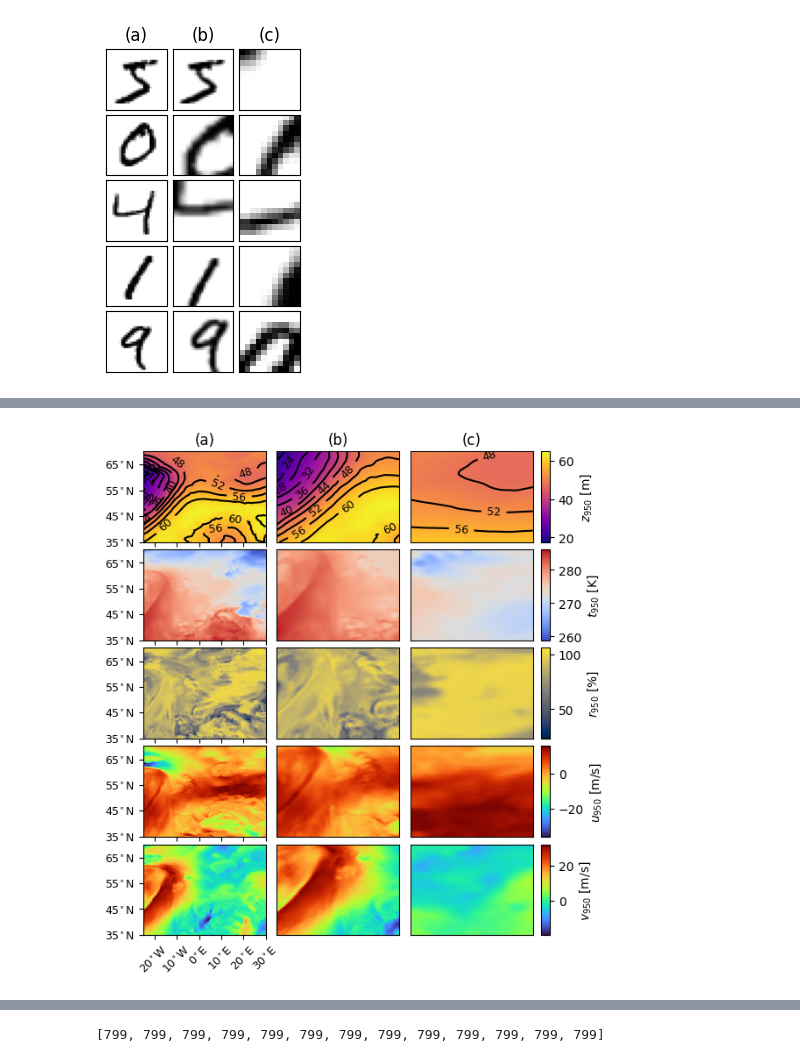
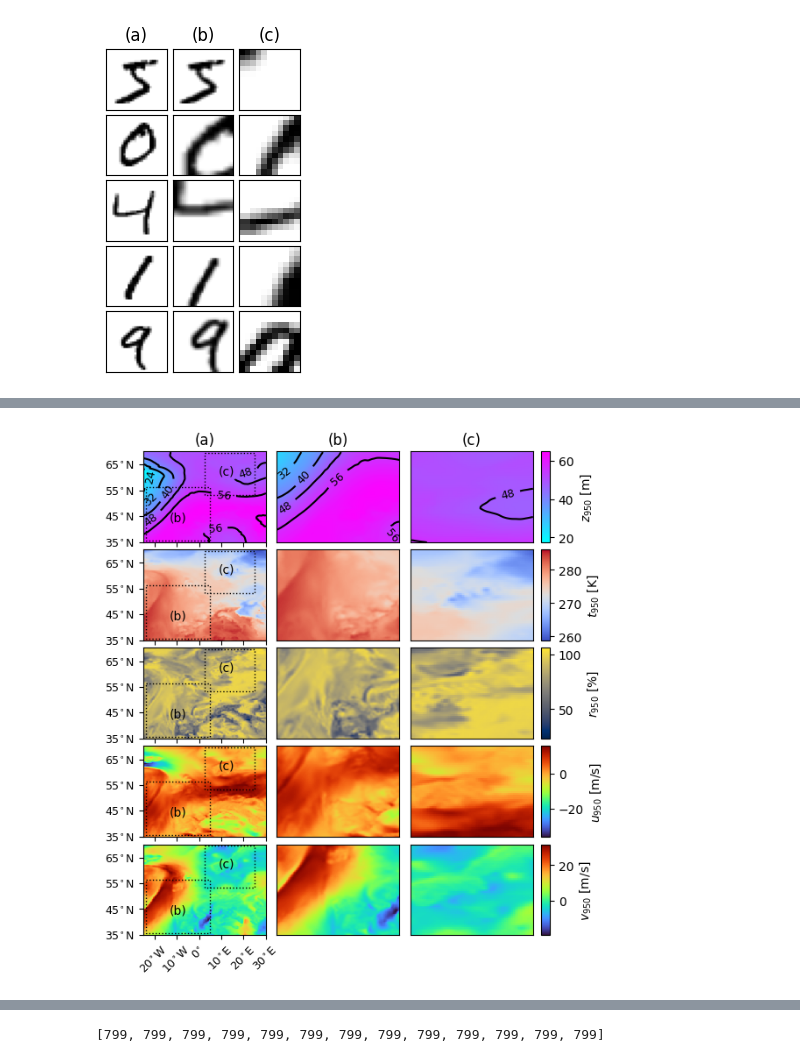
Before and after one commit to 4castRenewables/maelstrom-a6, a Jupyter notebook: notebooks/dcv2_analysis.ipynb, the cells around one changed output, grey strips where cells are left out. Saved outputs shown, nothing was run; the diff lists cells and outputs as text; code cells hidden in the pictures.

Commit message:
Adapt figures after discussion with Markus

```diff
--- a/notebooks/dcv2_analysis.ipynb
+++ b/notebooks/dcv2_analysis.ipynb
@@ -263,7 +263,14 @@ Attributes:
  15)
 # %%
-from matplotlib import cbook
-from mpl_toolkits.axes_grid1 import AxesGrid
+import matplotlib.patches as patches
+
+def format_tick(v) -> str:
+    if v.values == 0:
+        return "$0^{{\circ}}$"
+    elif v.values < 0:
+        return f"${abs(v.values):.0f}^{{\circ}}\,\mathrm{{W}}$"
+    else:
+        return f"${v.values:.0f}^{{\circ}}\,\mathrm{{E}}$"
 
 # Columns are the crops of different sizes
 ncols = len(multi_crops)
@@ -273,7 +280,7 @@ nrows = multi_crops[0].shape[0]
 fig, axs = plt.subplots(figsize=(2 * ncols, 1.3 * nrows), nrows=nrows, ncols=ncols, gridspec_kw={'width_ratios': [0.8, 0.8, 1]})
 grid = axs.flatten()
 
-cmaps = ["plasma", "coolwarm", "cividis", "turbo", "turbo"]
+cmaps = ["cool", "coolwarm", "cividis", "turbo", "turbo"]
 
 
 for i, data in enumerate(panels):
@@ -281,6 +288,9 @@ for i, data in enumerate(panels):
     field_name = field_names[i//ncols]
     ax = grid[i]
     im = ax.imshow(data, vmin=vmin, vmax=vmax, cmap=cmaps[i//ncols], aspect="auto", interpolation='nearest')
+
+
+
     if i in list(range(2, 99, 3)):
         cbar = plt.colorbar(im, aspect=10)
         cbar.set_label(field_name)
@@ -288,43 +298,59 @@ for i, data in enumerate(panels):
     if i in list(range(0, 99, 3)):
         old_xticks = ax.get_xticks()
         new_xticks = np.arange(20, len(ds[coordinates.longitude]), 40)
-        new_xticklabels = [f"${abs(v.values):.0f}^{{\circ}}\,\mathrm{{W}}$" if v.values < 0 else f"${v.values:.0f}^{{\circ}}\,\mathrm{{E}}$" for v in ds[coordinates.longitude][new_xticks]]
+        new_xticklabels = [format_tick(v) for v in ds[coordinates.longitude][new_xticks]]
         ax.set_xticks(new_xticks)
+
+        x, y = (110, 2)
+        width = 90
+        height = 65
+        color = "black"
+        rect_kwargs = dict(linewidth=1, linestyle=":", edgecolor=color, facecolor='none')
+        rect = patches.Rectangle((x, y), width, height, **rect_kwargs)
+        ax.add_patch(rect)
+        ax.text(x + (width/2) - 20, y + (height/2), "(c)", color=color)
+
+        x, y = (5, 55)
+        width = 115
+        height = 83
+        rect = patches.Rectangle((x, y), width, height, **rect_kwargs)
+        ax.add_patch(rect)
+        ax.text(x + (width / 2) - 15, y + (height /2) + 10, "(b)", color=color)
 
         # only draw xticklabels for lower left plot
         if i == 12:
             pass
             ax.set_xticklabels(new_xticklabels, rotation=45, fontsize=9)
         else:
             pass
             ax.set_xticklabels([])
 
         old_yticks = ax.get_yticks()
         new_yticks = np.arange(20, len(ds[coordinates.latitude]), 40)
         new_yticklabels = [f"${v.values:.0f}^{{\circ}}\,\mathrm{{N}}$" for v in ds[coordinates.latitude][new_yticks]]
         ax.set_yticks(new_yticks)
         ax.set_yticklabels(new_yticklabels, fontsize=9)
     else:
         ax.set_xticks([])
         ax.set_yticks([])
 
     if i == 0:
         ax.set_title("(a)")
     elif i == 1:
         ax.set_title("(b)")
     elif i == 2:
         ax.set_title("(c)")
 
 
     if i in [0, 1, 2]:
-        contours = ax.contour(data, list(range(0, int(vmax) + 4, 4)), colors='k', origin='lower')
+        contours = ax.contour(data, list(range(0, int(vmax) + 8, 8)), colors='k', origin='lower')
         ax.clabel(contours, contours.levels, inline=True,fontsize=9)
 
 fig.tight_layout()
 plt.subplots_adjust(wspace=0.08, hspace=0.08)
-plt.savefig(plots / "era5-crop-examples.pdf")
+plt.savefig(plots / "era5-crop-examples.pdf", bbox_inches="tight")
 # %% [output]
-[figure, old version]
+[figure, new version]
 # %%
 import torch.nn as nn
 import sklearn.metrics
```
Also changed, not shown: parts of 9 cells of this notebook, 4 other files.
